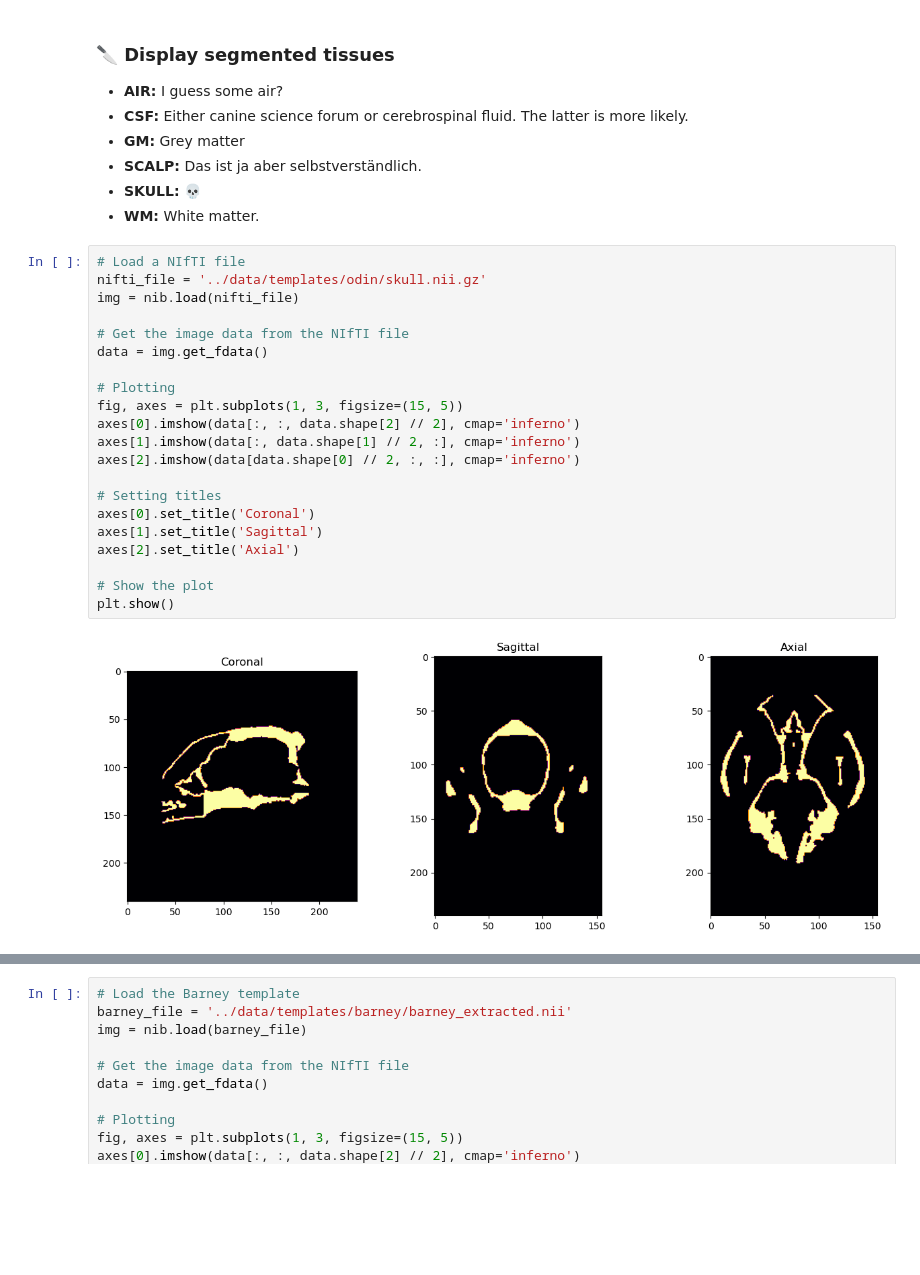
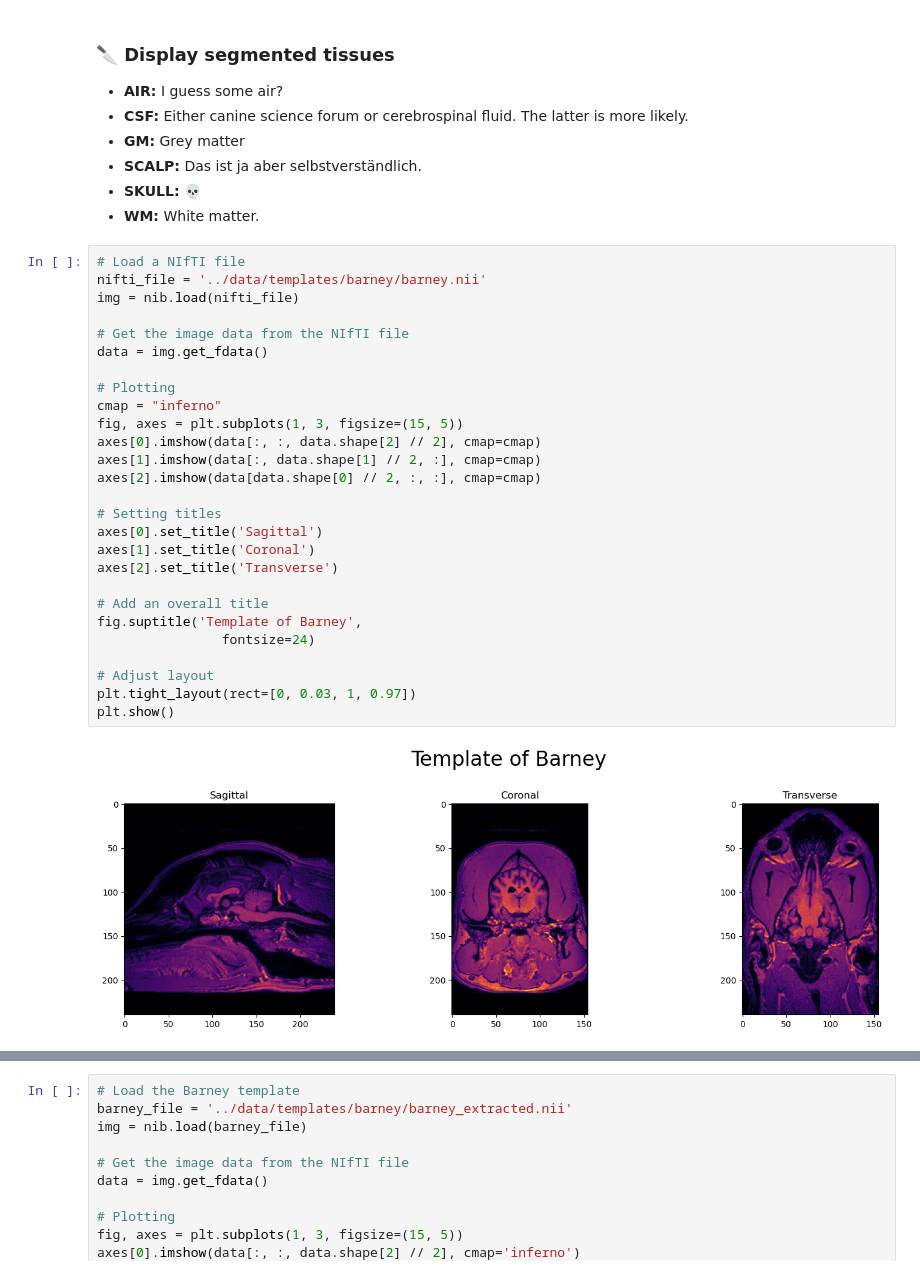
Before and after one commit to iamrblc/hddotter, a Jupyter notebook: scripts/hddotter.ipynb, the cells around one changed output, grey strips where cells are left out. Drawn from its saved outputs; the diff is of its cells as text; blank space fills up the shorter version.

```diff
--- a/scripts/hddotter.ipynb
+++ b/scripts/hddotter.ipynb
@@ -167,24 +176,30 @@ Falling back to a static output.
 - **WM:** White matter.
 # %%
 # Load a NIfTI file
-nifti_file = '../data/templates/odin/skull.nii.gz'
+nifti_file = '../data/templates/barney/barney.nii'
 img = nib.load(nifti_file)
 
 # Get the image data from the NIfTI file
 data = img.get_fdata()
 
 # Plotting
+cmap = "inferno"
 fig, axes = plt.subplots(1, 3, figsize=(15, 5))
-axes[0].imshow(data[:, :, data.shape[2] // 2], cmap='inferno')
-axes[1].imshow(data[:, data.shape[1] // 2, :], cmap='inferno')
-axes[2].imshow(data[data.shape[0] // 2, :, :], cmap='inferno')
+axes[0].imshow(data[:, :, data.shape[2] // 2], cmap=cmap)
+axes[1].imshow(data[:, data.shape[1] // 2, :], cmap=cmap)
+axes[2].imshow(data[data.shape[0] // 2, :, :], cmap=cmap)
 
 # Setting titles
-axes[0].set_title('Coronal')
-axes[1].set_title('Sagittal')
-axes[2].set_title('Axial')
+axes[0].set_title('Sagittal')
+axes[1].set_title('Coronal')
+axes[2].set_title('Transverse')
 
-# Show the plot
+# Add an overall title
+fig.suptitle('Template of Barney',
+                fontsize=24)
+
+# Adjust layout
+plt.tight_layout(rect=[0, 0.03, 1, 0.97])
 plt.show()
 # %% [output]
-[figure, old version]
+[figure, new version]
```
Also changed, not shown: parts of 8 cells of this notebook.
